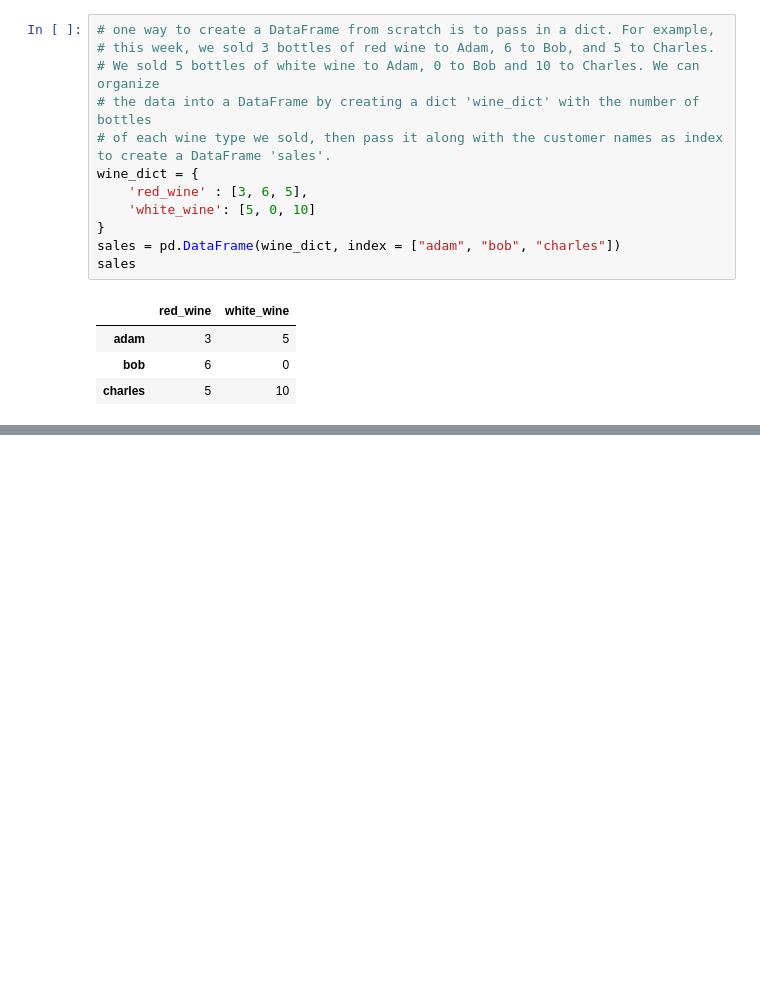
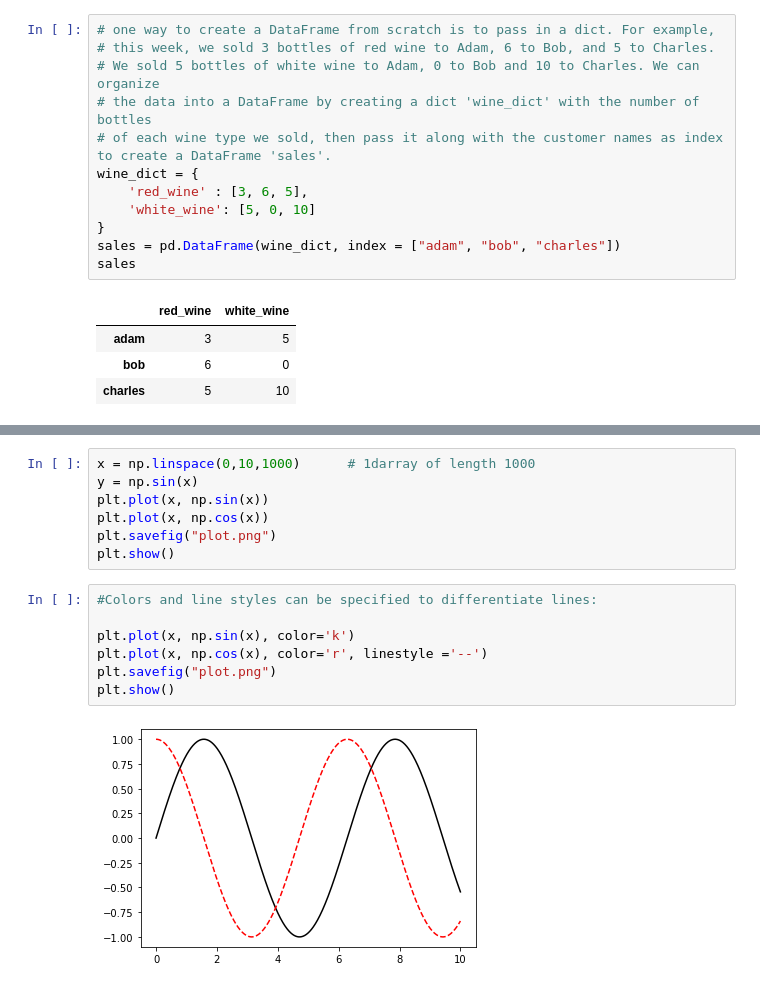
Before and after one commit to Mayar455/Data-Science-, a Jupyter notebook: intro_to_data_science.ipynb, the cells around one changed output, grey strips where cells are left out. Saved outputs shown, nothing was run; the diff lists cells and outputs as text; blank space fills up the shorter version.

```diff
--- a/intro_to_data_science.ipynb
+++ b/intro_to_data_science.ipynb
@@ -230,0 +467,16 @@ sales
+# %%
+x = np.linspace(0,10,1000)      # 1darray of length 1000
+y = np.sin(x)
+plt.plot(x, np.sin(x))
+plt.plot(x, np.cos(x))
+plt.savefig("plot.png")
+plt.show()
+# %%
+#Colors and line styles can be specified to differentiate lines:
+
+plt.plot(x, np.sin(x), color='k')
+plt.plot(x, np.cos(x), color='r', linestyle ='--')
+plt.savefig("plot.png")
+plt.show()
+# %% [output]
+[figure, added]
```
Also changed, not shown: parts of 65 cells of this notebook.
